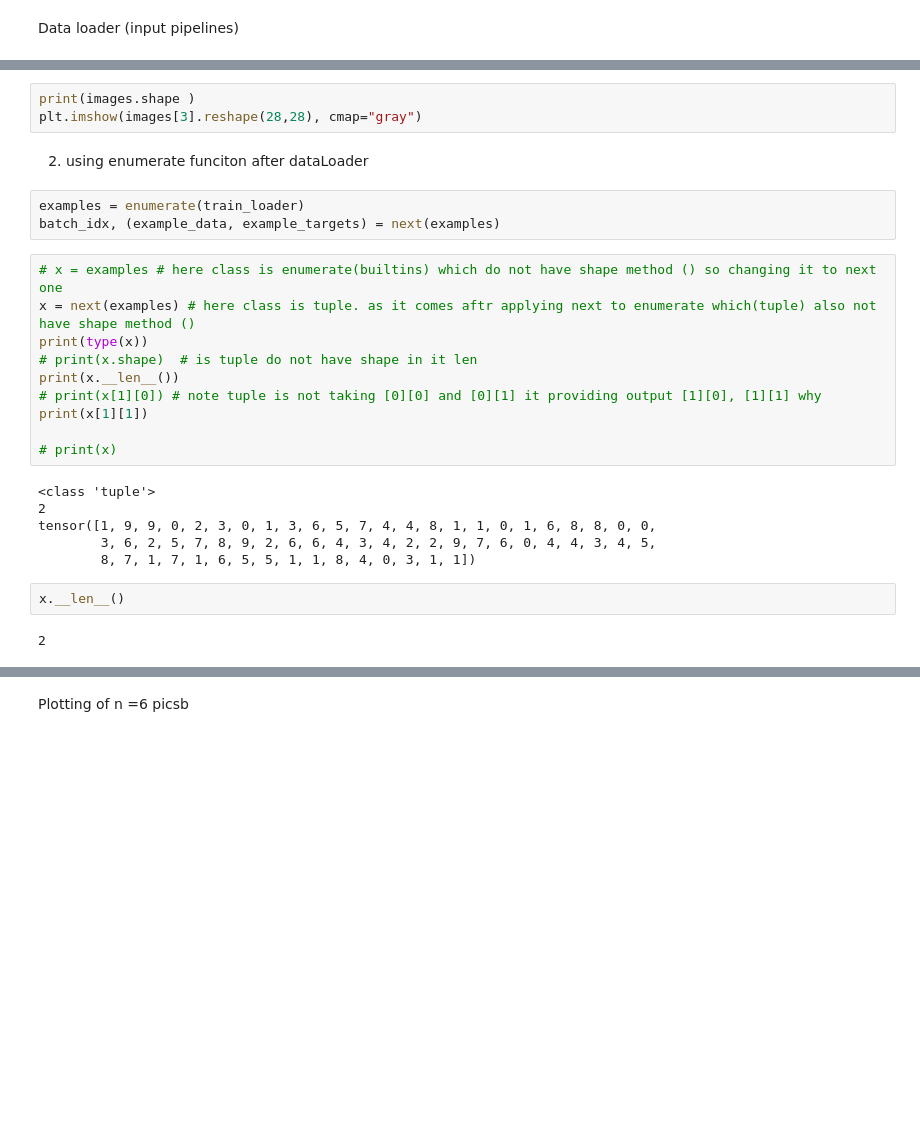
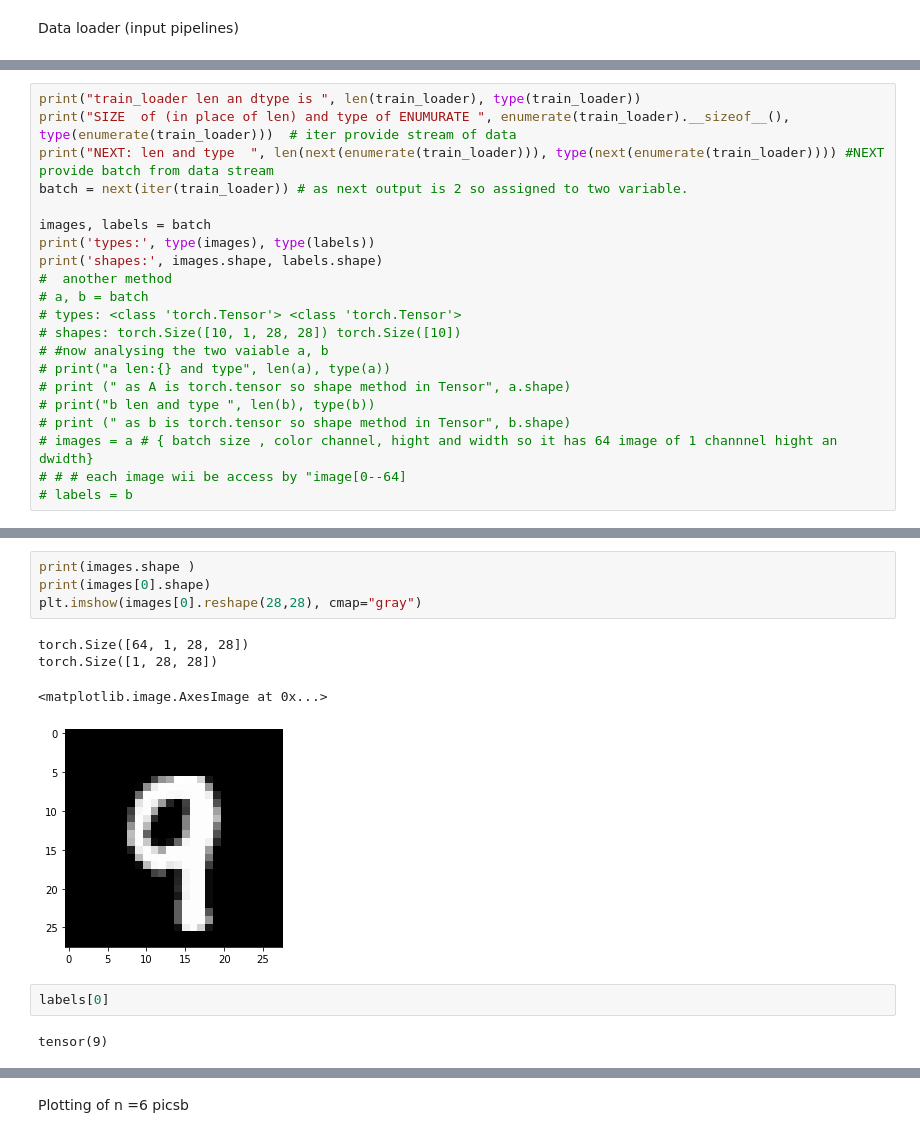
Before and after one commit to vinayk19/Assignment, a Jupyter notebook: Softmax_mnist2.ipynb, the cells around one changed output, grey strips where cells are left out. Drawn from its saved outputs; the diff is of its cells as text; blank space fills up the shorter version.

```diff
--- a/Softmax_mnist2.ipynb
+++ b/Softmax_mnist2.ipynb
@@ -89,0 +126,21 @@ AttributeError: ignored
+# %%
+print("train_loader len an dtype is ", len(train_loader), type(train_loader))
+print("SIZE  of (in place of len) and type of ENUMURATE ", enumerate(train_loader).__sizeof__(), type(enumerate(train_loader)))  # iter provide stream of data
+print("NEXT: len and type  ", len(next(enumerate(train_loader))), type(next(enumerate(train_loader)))) #NEXT provide batch from data stream
+batch = next(iter(train_loader)) # as next output is 2 so assigned to two variable.
+
+images, labels = batch
+print('types:', type(images), type(labels))
+print('shapes:', images.shape, labels.shape)
+#  another method
+# a, b = batch
+# types: <class 'torch.Tensor'> <class 'torch.Tensor'>
+# shapes: torch.Size([10, 1, 28, 28]) torch.Size([10])
+# #now analysing the two vaiable a, b
+# print("a len:{} and type", len(a), type(a))
+# print (" as A is torch.tensor so shape method in Tensor", a.shape)
+# print("b len and type ", len(b), type(b))
+# print (" as b is torch.tensor so shape method in Tensor", b.shape)
+# images = a # { batch size , color channel, hight and width so it has 64 image of 1 channnel hight an dwidth}
+# # # each image wii be access by "image[0--64]
+# labels = b
@@ -90,28 +164,13 @@ AttributeError: ignored
 # %%
 print(images.shape )
-plt.imshow(images[3].reshape(28,28), cmap="gray")
+print(images[0].shape)
+plt.imshow(images[0].reshape(28,28), cmap="gray")
+# %% [output]
+torch.Size([64, 1, 28, 28])
+torch.Size([1, 28, 28])
+<matplotlib.image.AxesImage at 0x...>
+[figure, added]
-# %% [markdown]
-2. using enumerate funciton after dataLoader
-# %%
-examples = enumerate(train_loader)
-batch_idx, (example_data, example_targets) = next(examples)
-# %%
-# x = examples # here class is enumerate(builtins) which do not have shape method () so changing it to next one
-x = next(examples) # here class is tuple. as it comes aftr applying next to enumerate which(tuple) also not have shape method ()
-print(type(x))
-# print(x.shape)  # is tuple do not have shape in it len
-print(x.__len__())
-# print(x[1][0]) # note tuple is not taking [0][0] and [0][1] it providing output [1][0], [1][1] why
-print(x[1][1])
-
-# print(x)
-# %% [output]
-<class 'tuple'>
-2
-tensor([1, 9, 9, 0, 2, 3, 0, 1, 3, 6, 5, 7, 4, 4, 8, 1, 1, 0, 1, 6, 8, 8, 0, 0,
-        3, 6, 2, 5, 7, 8, 9, 2, 6, 6, 4, 3, 4, 2, 2, 9, 7, 6, 0, 4, 4, 3, 4, 5,
-        8, 7, 1, 7, 1, 6, 5, 5, 1, 1, 8, 4, 0, 3, 1, 1])
-# %%
-x.__len__()
-# %% [output]
-2
+# %%
+labels[0]
+# %% [output]
+tensor(9)
```
Also changed, not shown: parts of 36 cells of this notebook.
